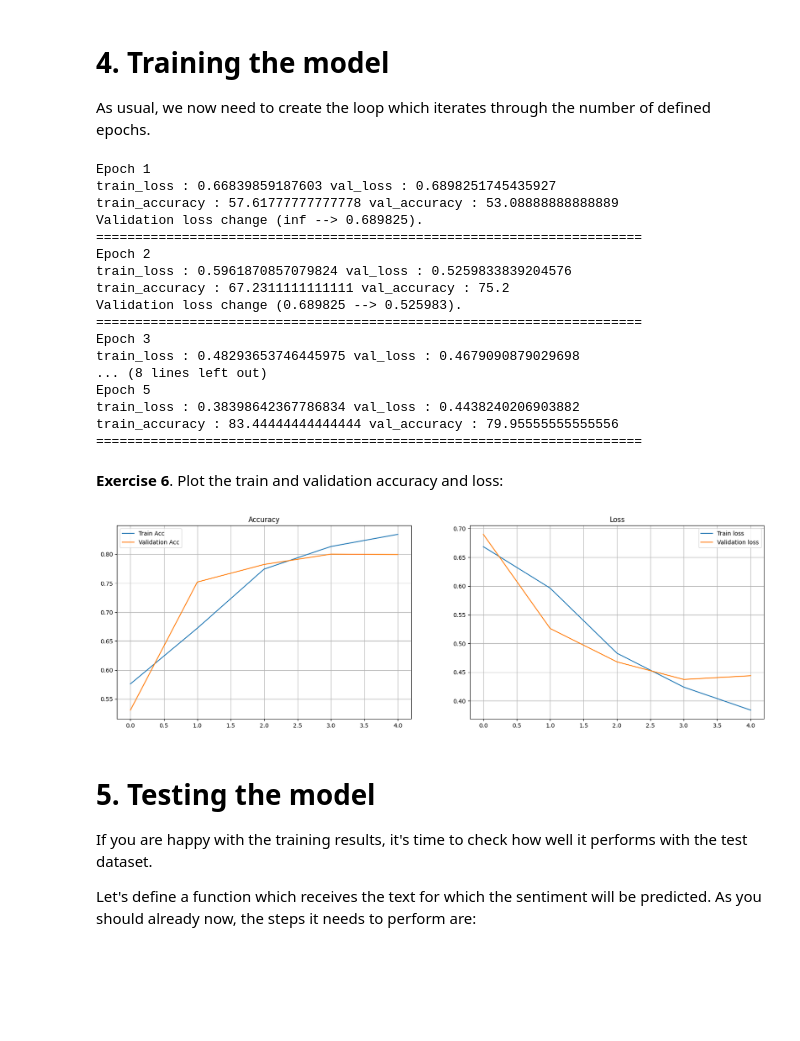
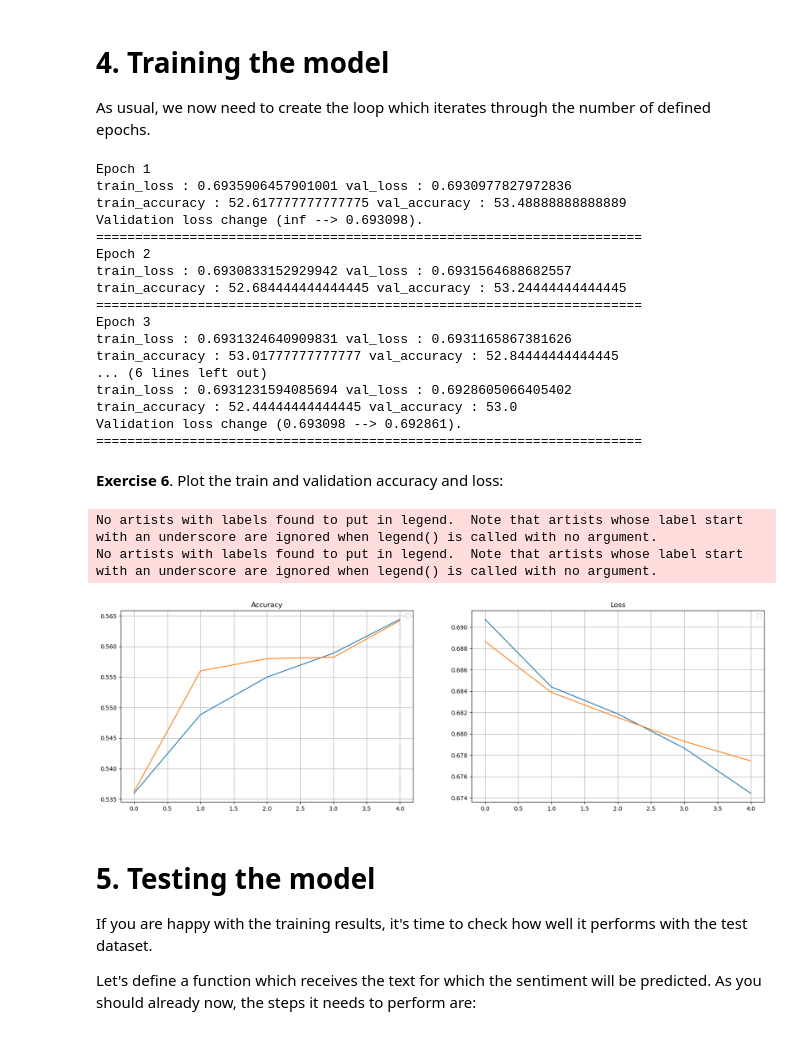
Before and after one commit to NicolasKlaue/BeerReviewML, a Jupyter notebook: 9. Beer Sentiment Analysis -Student-.ipynb, the cells around one changed output. Saved outputs shown, nothing was run; the diff lists cells and outputs as text; code cells hidden in the pictures; blank space fills up the shorter version.

```diff
--- a/9. Beer Sentiment Analysis -Student-.ipynb
+++ b/9. Beer Sentiment Analysis -Student-.ipynb
@@ -135,7 +135,7 @@ def preprocess_word(s):
 
     ### Your code starts here ###
 
-    # s =
+    s = re.sub(r"\d",'',s)
 
     ### Your code ends here ###
 
@@ -280,8 +280,8 @@ batch_size = 50
 # make sure to SHUFFLE your data!
 ### Your code starts here ###
 
-# train_loader =
-# valid_loader =
+train_loader = DataLoader(train_data,batch_size,True)
+valid_loader = DataLoader(valid_data,batch_size,True)
 
 ### Your code ends here ###
 # %% [markdown]
@@ -348,32 +348,32 @@ class SentimentRNN(nn.Module):
         ### Your code starts here ###
 
         # Embedding
-        # self.embedding =
+        self.embedding = nn.Embedding(self.vocab_size,embedding_dim)
 
         # LSTM
-        # self.lstm =
+        self.lstm = nn.LSTM(embedding_dim,hidden_dim,n_layers)
 
         ### Your code ends here ###
 
 
         # Dropout layer
-        # self.dropout =
+        self.dropout = nn.Dropout(drop_prob)
 
         # Linear and Sigmoid layer
-        # self.fc =
-        # self.sig =
+        self.fc = nn.Linear(hidden_dim,output_dim)
+        self.sig = nn.Sigmoid()
 
     def forward(self,x,hidden):
         batch_size = x.size(0)
         # embeddings and lstm_out
         embeds = self.embedding(x)  # shape: B x S x Feature since batch = True
         #print(embeds.shape)  #[50, 500, 1000]
-        # lstm_out, hidden =
+        lstm_out, hidden = self.lstm(embeds)
 
         lstm_out = lstm_out.contiguous().view(-1, self.hidden_dim)
 
         # dropout and fully connected layer
-        # out =
+        out = self.dropout(lstm_out)
         # out =
 
         # sigmoid function
@@ -401,9 +401,9 @@ We are almost ready. Let's define the hyperparameters and instantiate the model.
 n_layers = 2 # Embedding layers
 vocab_size = len(vocab) + 1  # One extra token for padding
 embedding_dim = 64
-hidden_dim = 256
+hidden_dim = 512
 output_dim = 1
-drop_prob = 0.5
+drop_prob = 0.7
 
 model = SentimentRNN(n_layers, vocab_size, hidden_dim, embedding_dim, output_dim, drop_prob)
 
@@ -516,53 +516,58 @@ for epoch in range(epochs):
     print(35*'==')
 # %% [output]
 Epoch 1
-train_loss : 0.66839859187603 val_loss : 0.6898251745435927
-train_accuracy : 57.61777777777778 val_accuracy : 53.08888888888889
-Validation loss change (inf --> 0.689825).
+train_loss : 0.6935906457901001 val_loss : 0.6930977827972836
+train_accuracy : 52.617777777777775 val_accuracy : 53.48888888888889
+Validation loss change (inf --> 0.693098).
 ======================================================================
 Epoch 2
-train_loss : 0.5961870857079824 val_loss : 0.5259833839204576
-train_accuracy : 67.2311111111111 val_accuracy : 75.2
-Validation loss change (0.689825 --> 0.525983).
+train_loss : 0.6930833152929942 val_loss : 0.6931564688682557
+train_accuracy : 52.684444444444445 val_accuracy : 53.24444444444445
 ======================================================================
 Epoch 3
-train_loss : 0.48293653746445975 val_loss : 0.4679090879029698
-... (8 lines left out)
-Epoch 5
-train_loss : 0.38398642367786834 val_loss : 0.4438240206903882
-train_accuracy : 83.44444444444444 val_accuracy : 79.95555555555556
+train_loss : 0.6931324640909831 val_loss : 0.6931165867381626
+train_accuracy : 53.01777777777777 val_accuracy : 52.84444444444445
+... (6 lines left out)
+train_loss : 0.6931231594085694 val_loss : 0.6928605066405402
+train_accuracy : 52.44444444444445 val_accuracy : 53.0
+Validation loss change (0.693098 --> 0.692861).
 ======================================================================
 # %% [markdown]
 <strong>Exercise 6</strong>. Plot the train and validation accuracy and loss:
 # %%
 fig = plt.figure(figsize = (20, 6))
 plt.subplot(1, 2, 1)
 
 ### Your code starts here ###
 
-
+plt.plot(epoch_tr_acc)
+plt.plot(epoch_vl_acc)
 
 ### Your code ends here ###
 
 plt.title("Accuracy")
 plt.legend()
 plt.grid()
 
 plt.subplot(1, 2, 2)
 
 ### Your code starts here ###
 
 
+plt.plot(epoch_tr_loss)
+plt.plot(epoch_vl_loss)
 
 ### Your code ends here ###
 
 plt.title("Loss")
 plt.legend()
 plt.grid()
 
 plt.show()
 # %% [output]
+No artists with labels found to put in legend.  Note that artists whose label start with an underscore are ignored when legend() is called with no argument.
+No artists with labels found to put in legend.  Note that artists whose label start with an underscore are ignored when legend() is called with no argument.
-[figure, old version]
+[figure, new version]
 # %% [markdown]
 <h1>5. Testing the model</h1>
 
```
Also changed, not shown: parts of 7 cells of this notebook.
